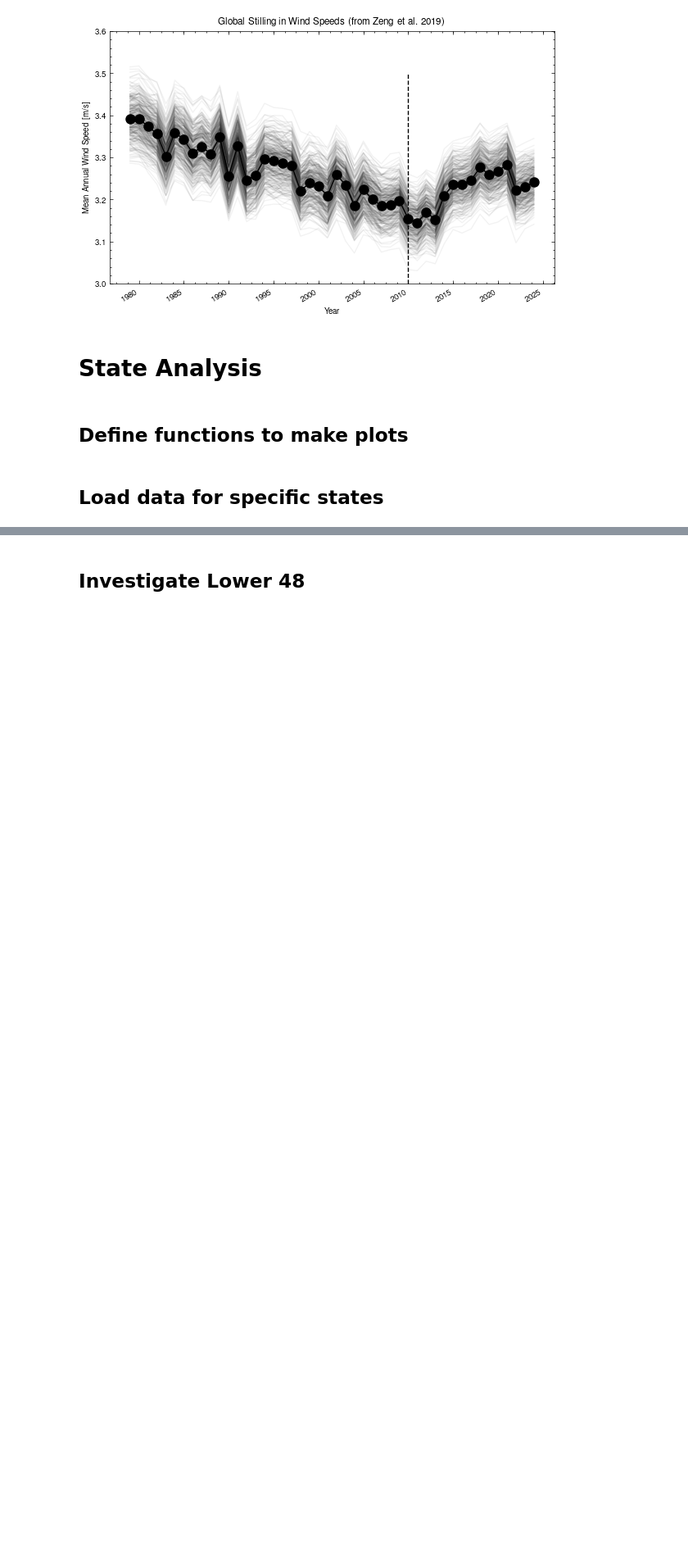
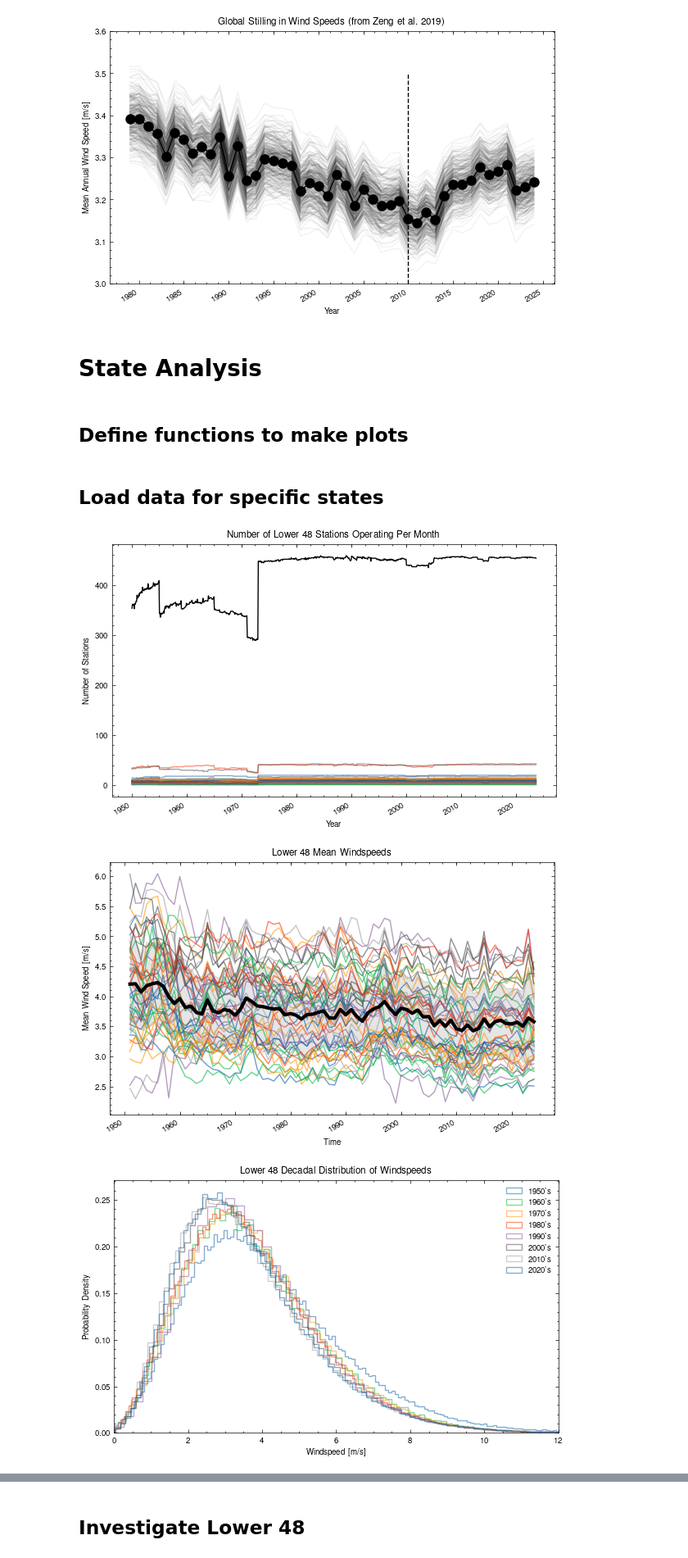
Before and after one commit to ivalencius/wind-analysis, a Jupyter notebook: scripts/HadISD_analysis.ipynb, the cells around one changed output, grey strips where cells are left out. Shown at 82% size. Cells and saved outputs as stored; diff of their text form; code cells hidden in the pictures; blank space fills up the shorter version.

Commit message:
gsTools for kriging and station plots

```diff
--- a/scripts/HadISD_analysis.ipynb
+++ b/scripts/HadISD_analysis.ipynb
@@ -423,6 +590,7 @@ region = "Lower 48"
 us = regionmask.defined_regions.natural_earth_v5_0_0.us_states_50.__dict__['regions']
 all_US = [
     us[i].__dict__['name'] for i in range(len(us))
+
 ]
 
 region_dict = {
@@ -444,36 +612,41 @@ states = region_dict[region]
 files = glob('../data/HadISD/us-states/*.nc')
 state_files = [
     f for f in files if f.split('/')[-1][:-3] in states
 ]
 # Load all station data from this region
 all_states = []
 for f in state_files:
     s = xr.open_dataset(f, chunks={"time": 1000})
     # Add dimension to include state name
     s_label = s.expand_dims(dim={"state": [f.split('/')[-1][:-3]]}, axis=1)
     all_states.append(s_label)
 # Combine by state (keep only data from 1950 onwards)
-state_ds_r = xr.concat(all_states, dim="state").sel(time=slice("1950-01-01", None))
+state_ds_r = xr.concat(all_states, dim="state").sel(time=slice("1950-01-01", None)) ######################### REVERSE THIS
 # Filter by erroneous variables (windspeeds are 2e-30, direction is -888)
 state_ds_nonan = state_ds_r.where((state_ds_r > 0).compute(), drop=True)
 # Only keep station_ids which have a fairly complete record
-# Criteria: no more than 100 missing values per year (since 1945)
+# Criteria: no more than 100 missing values per year (since 1950)
 # ISSUE: non-continuous as of now
 state_ds = state_ds_nonan.where(
     (
-        state_ds_nonan['windspeeds'].isnull().sum('time') < 100*(2023-1945)
+        state_ds_nonan['windspeeds'].isnull().sum('time') < 100*(2023-1950)
     ).compute(),
     drop=True
 )
 
 
 # Create directory to store plots from this region
 save_path = f'../plots/HadISD/{region}'
 if not os.path.exists(save_path):
     os.makedirs(save_path)
 
 # Plots and krige
-# plot_avg_windspeeds(state_ds, region, save_path)
+plot_station_numbers(state_ds, region, save_path)
+plot_avg_windspeeds(state_ds, region, save_path)
 plot_decadal_distribution(state_ds, region, save_path)
-# krige_windspeeds(state_ds, region, save_path)
-# plot_kriged_windspeeds(state_ds, region, save_path)
+krige_windspeeds(state_ds, region, save_path)
+plot_kriged_windspeeds(state_ds, region, save_path)
+# %% [output]
+[figure, added]
+[figure, added]
+[figure, added]
```
Also changed, not shown: parts of 6 cells of this notebook.
